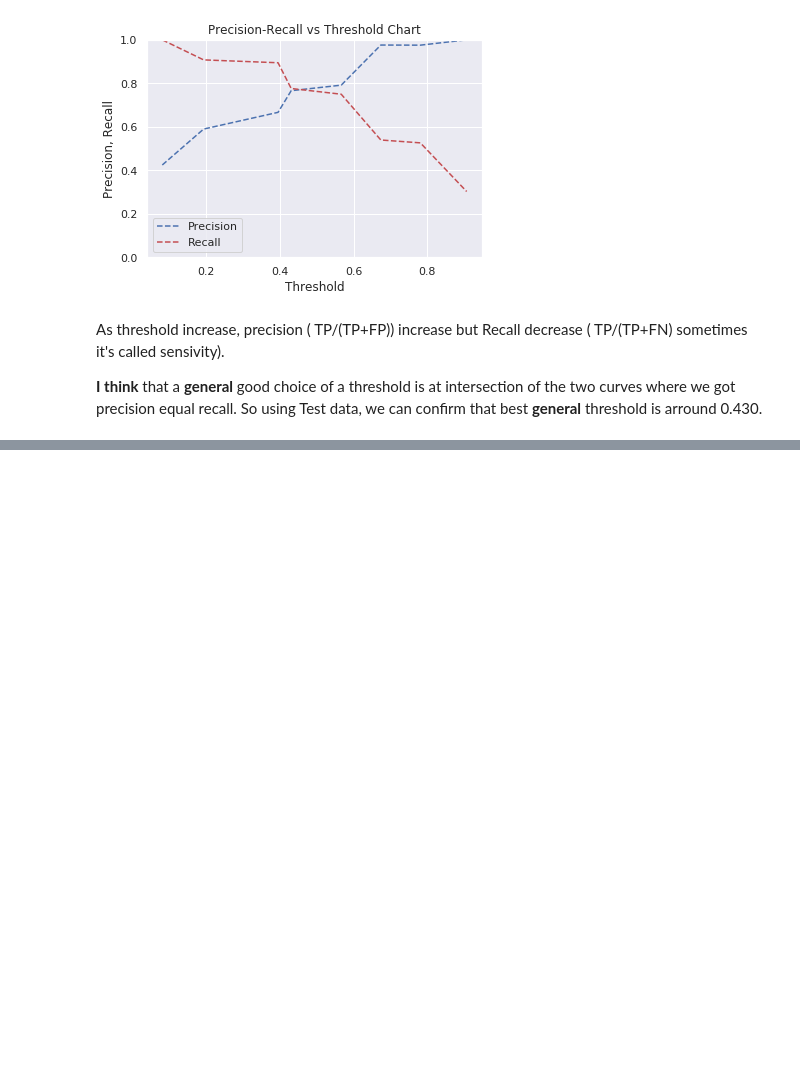
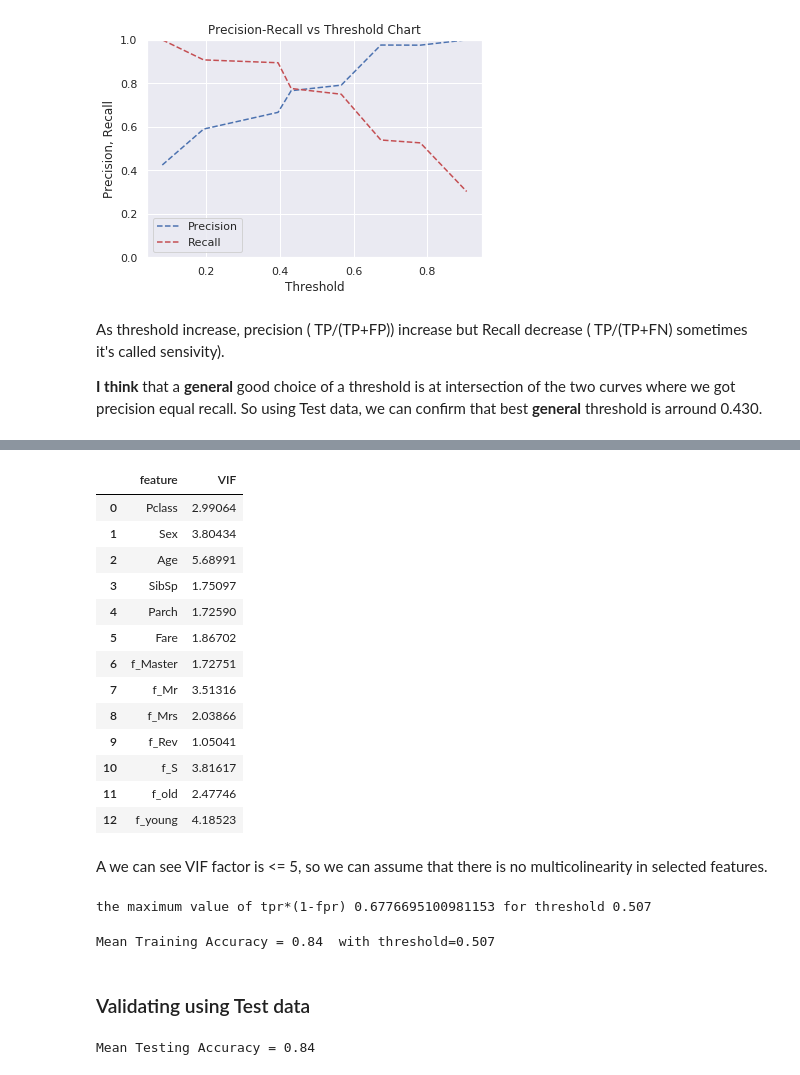
Before and after one commit to hayari/GoMyCodeML, a Jupyter notebook: Logistic_Regression.ipynb, the cells around one changed output, grey strips where cells are left out. Saved outputs shown, nothing was run; the diff lists cells and outputs as text; code cells hidden in the pictures; blank space fills up the shorter version.

```diff
--- a/Logistic_Regression.ipynb
+++ b/Logistic_Regression.ipynb
@@ -644,0 +738,23 @@ So using Test data, we can confirm that best **general** threshold is arround 0.
+# %%
+VIF=pd.DataFrame()
+VIF['feature']=sel_feats
+VIF['VIF']=[variance_inflation_factor(X.values, i) for i in range(len(sel_feats))]
+
+VIF
+# %% [output]
+|  | feature | VIF |
+| 0 | Pclass | 2.99064 |
+| 1 | Sex | 3.80434 |
+| 2 | Age | 5.68991 |
+| 3 | SibSp | 1.75097 |
+| 4 | Parch | 1.72590 |
+| 5 | Fare | 1.86702 |
+| 6 | f_Master | 1.72751 |
+| 7 | f_Mr | 3.51316 |
+| 8 | f_Mrs | 2.03866 |
+| 9 | f_Rev | 1.05041 |
+| 10 | f_S | 3.81617 |
+| 11 | f_old | 2.47746 |
+| 12 | f_young | 4.18523 |
+# %% [markdown]
+A we can see VIF factor is <= 5, so we can assume that there is no multicolinearity in selected features.
@@ -644,0 +767,21 @@ So using Test data, we can confirm that best **general** threshold is arround 0.
+# %%
+y_train_prob = model.predict_proba(x_train)[:, 1]
+fpr, tpr, thresholds = metrics.roc_curve(y_train, y_train_prob)
+def find_best_threshold(threshould, fpr, tpr):
+   t = threshould[np.argmax(tpr*(1-fpr))]
+   # (tpr*(1-fpr)) will be maximum if your fpr is very low and tpr is very high
+   print("the maximum value of tpr*(1-fpr)", max(tpr*(1-fpr)), "for threshold", np.round(t,3))
+   return t
+best_thres=find_best_threshold(thresholds, fpr, tpr)
+# %% [output]
+the maximum value of tpr*(1-fpr) 0.6776695100981153 for threshold 0.507
+# %%
+print("Mean Training Accuracy = {:.2f}  with threshold={:.3f}".format(model.score(x_train,y_train),best_thres))
+# %% [output]
+Mean Training Accuracy = 0.84  with threshold=0.507
+# %% [markdown]
+### Validating using Test data
+# %%
+print("Mean Testing Accuracy = {:.2f}".format(model.score(x_test,y_test)))
+# %% [output]
+Mean Testing Accuracy = 0.84
```
Also changed, not shown: parts of 25 cells of this notebook.
